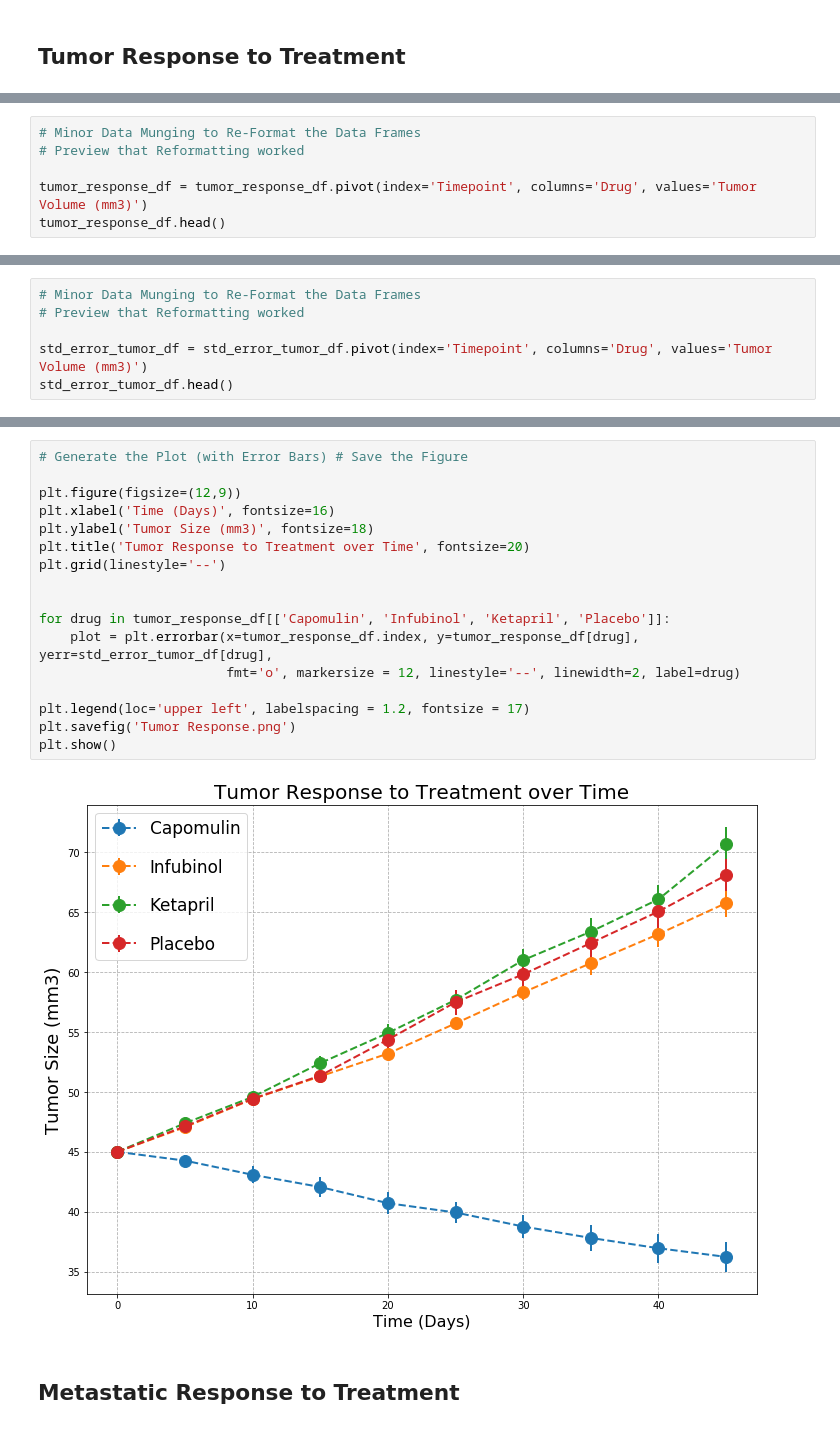
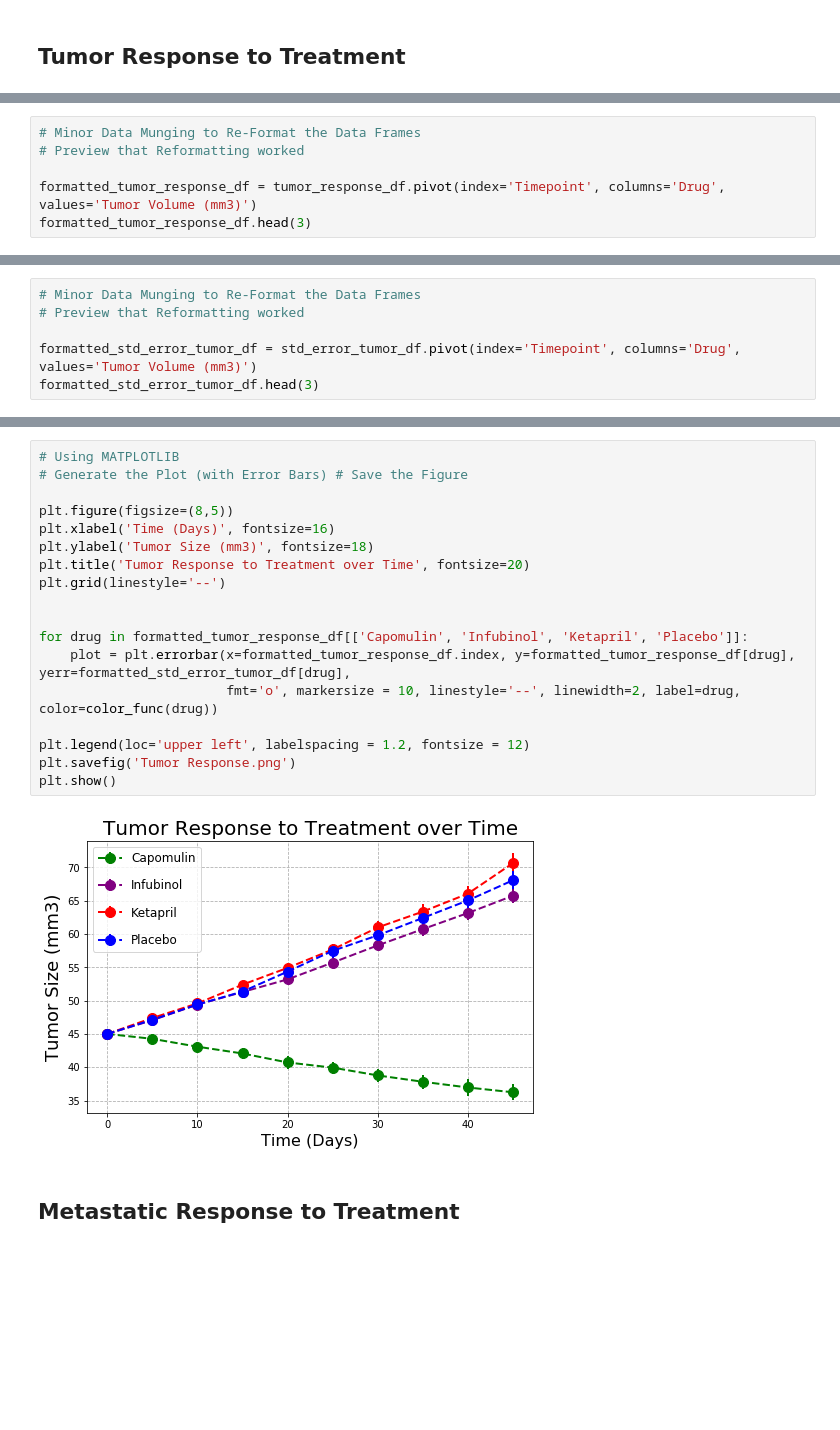
Before and after one commit to esharma3/matplotlib-challenge, a Jupyter notebook: Pymaceuticals/pymaceuticals.ipynb, the cells around one changed output, grey strips where cells are left out. Saved outputs shown, nothing was run; the diff lists cells and outputs as text; blank space fills up the shorter version.

```diff
--- a/Pymaceuticals/pymaceuticals.ipynb
+++ b/Pymaceuticals/pymaceuticals.ipynb
@@ -108,8 +70,8 @@ std_error_tumor_df.head()
 # Minor Data Munging to Re-Format the Data Frames
 # Preview that Reformatting worked
 
-tumor_response_df = tumor_response_df.pivot(index='Timepoint', columns='Drug', values='Tumor Volume (mm3)')
-tumor_response_df.head()
+formatted_tumor_response_df = tumor_response_df.pivot(index='Timepoint', columns='Drug', values='Tumor Volume (mm3)')
+formatted_tumor_response_df.head(3)
 # %% [output]
 | Drug | Capomulin | Ceftamin | Infubinol | Ketapril | Naftisol | Placebo | Propriva | Ramicane | Stelasyn | ... |
 | Timepoint |  |  |  |  |  |  |  |  |  | ... |
@@ -122,8 +82,8 @@ tumor_response_df.head()
 # Minor Data Munging to Re-Format the Data Frames
 # Preview that Reformatting worked
 
-std_error_tumor_df = std_error_tumor_df.pivot(index='Timepoint', columns='Drug', values='Tumor Volume (mm3)')
-std_error_tumor_df.head()
+formatted_std_error_tumor_df = std_error_tumor_df.pivot(index='Timepoint', columns='Drug', values='Tumor Volume (mm3)')
+formatted_std_error_tumor_df.head(3)
 # %% [output]
 | Drug | Capomulin | Ceftamin | Infubinol | Ketapril | Naftisol | Placebo | Propriva | Ramicane | Stelasyn | ... |
 | Timepoint |  |  |  |  |  |  |  |  |  | ... |
@@ -135,22 +152,23 @@ std_error_tumor_df.head()
 # %%
+# Using MATPLOTLIB
 # Generate the Plot (with Error Bars) # Save the Figure
 
-plt.figure(figsize=(12,9))
+plt.figure(figsize=(8,5))
 plt.xlabel('Time (Days)', fontsize=16)
 plt.ylabel('Tumor Size (mm3)', fontsize=18)
 plt.title('Tumor Response to Treatment over Time', fontsize=20)
 plt.grid(linestyle='--')
 
 
-for drug in tumor_response_df[['Capomulin', 'Infubinol', 'Ketapril', 'Placebo']]:
-    plot = plt.errorbar(x=tumor_response_df.index, y=tumor_response_df[drug], yerr=std_error_tumor_df[drug],
-                        fmt='o', markersize = 12, linestyle='--', linewidth=2, label=drug)
+for drug in formatted_tumor_response_df[['Capomulin', 'Infubinol', 'Ketapril', 'Placebo']]:
+    plot = plt.errorbar(x=formatted_tumor_response_df.index, y=formatted_tumor_response_df[drug], yerr=formatted_std_error_tumor_df[drug],
+                        fmt='o', markersize = 10, linestyle='--', linewidth=2, label=drug, color=color_func(drug))
 
-plt.legend(loc='upper left', labelspacing = 1.2, fontsize = 17)
+plt.legend(loc='upper left', labelspacing = 1.2, fontsize = 12)
 plt.savefig('Tumor Response.png')
 plt.show()
 # %% [output]
-[figure, old version]
+[figure, new version]
 # %% [markdown]
 ## Metastatic Response to Treatment
 # %%
```
Also changed, not shown: parts of 25 cells of this notebook.
